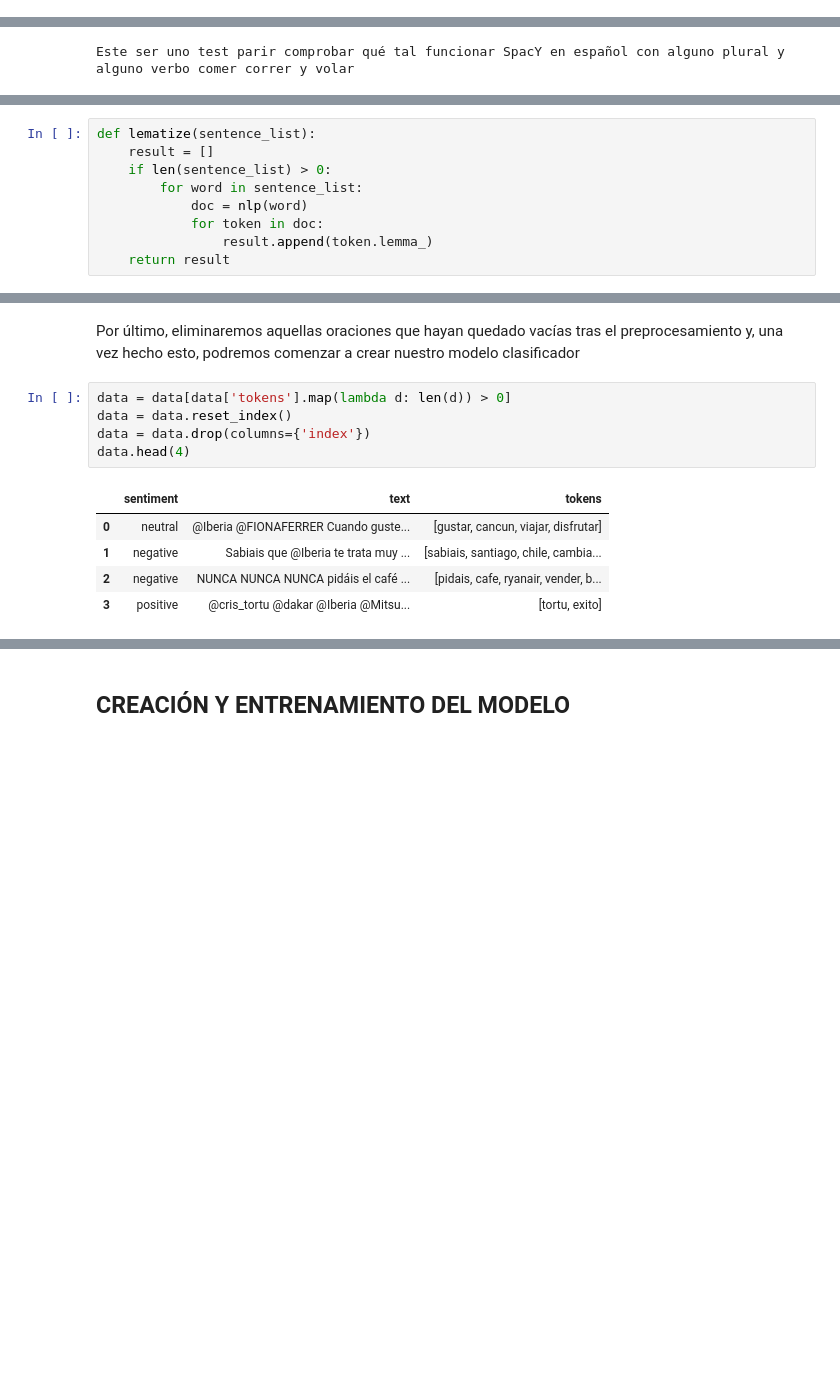
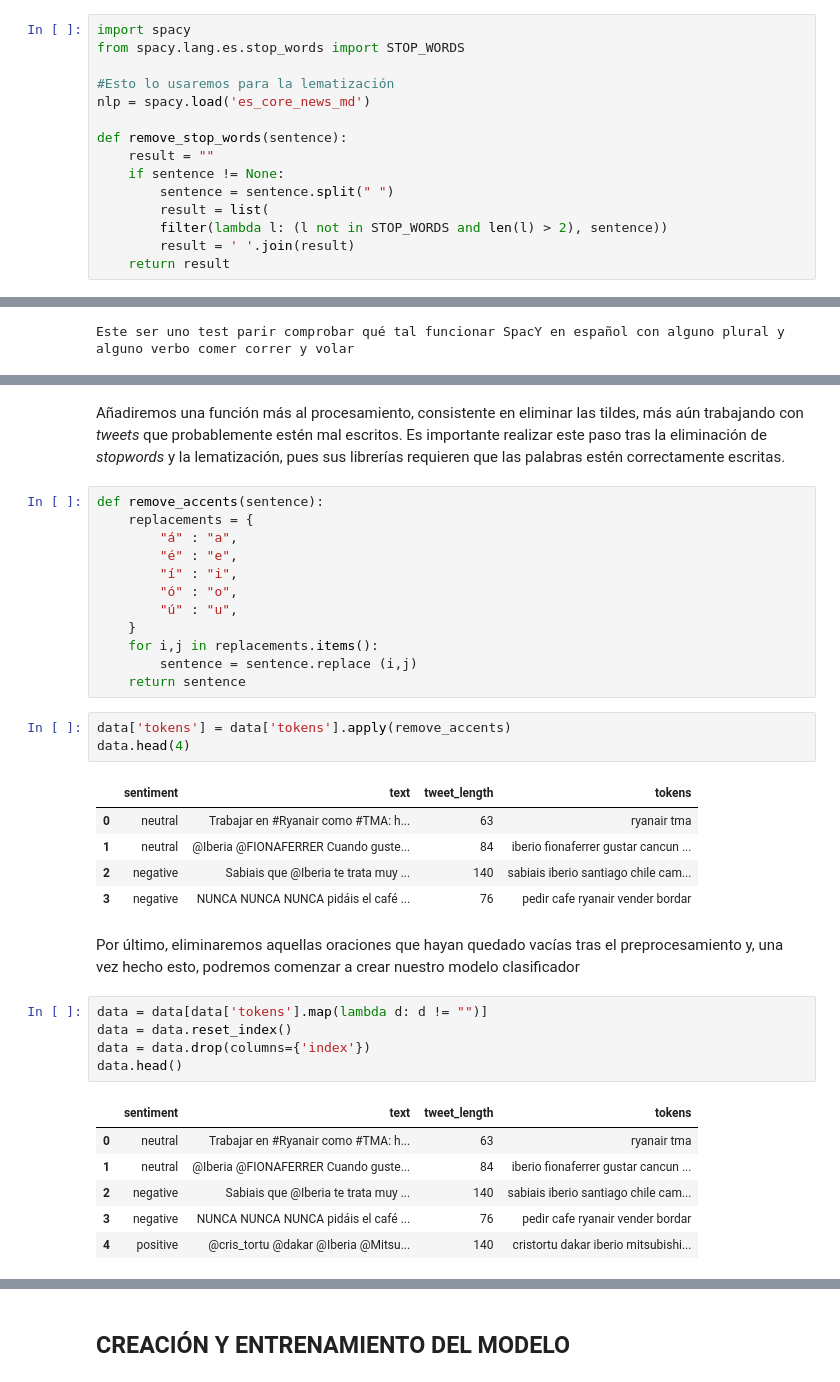
Before and after one commit to Alburrito/Simple_Sentiment_Analyzer-es-, a Jupyter notebook: Simple_Sentiment_Analyzer.ipynb, the cells around one changed output, grey strips where cells are left out. Saved outputs shown, nothing was run; the diff lists cells and outputs as text; blank space fills up the shorter version.

```diff
--- a/Simple_Sentiment_Analyzer.ipynb
+++ b/Simple_Sentiment_Analyzer.ipynb
@@ -148,0 +183,15 @@ __NOTA__ : Una vez más, encontramos dificultades dado el idioma de nuestro text
+# %%
+import spacy
+from spacy.lang.es.stop_words import STOP_WORDS
+
+#Esto lo usaremos para la lematización
+nlp = spacy.load('es_core_news_md')
+
+def remove_stop_words(sentence):
+    result = ""
+    if sentence != None:
+        sentence = sentence.split(" ")
+        result = list(
+        filter(lambda l: (l not in STOP_WORDS and len(l) > 2), sentence))
+        result = ' '.join(result)
+    return result
@@ -195,9 +238,0 @@ data.head(4)
-# %%
-def lematize(sentence_list):
-    result = []
-    if len(sentence_list) > 0:
-        for word in sentence_list:
-            doc = nlp(word)
-            for token in doc:
-                result.append(token.lemma_)
-    return result
@@ -213,13 +256,37 @@ data.head(4)
+# %% [markdown]
+Añadiremos una función más al procesamiento, consistente en eliminar las tildes, más aún trabajando con _tweets_ que probablemente estén mal escritos. Es importante realizar este paso tras la eliminación de _stopwords_ y la lematización, pues sus librerías requieren que las palabras estén correctamente escritas.
+# %%
+def remove_accents(sentence):
+    replacements = {
+        "á" : "a",
+        "é" : "e",
+        "í" : "i",
+        "ó" : "o",
+        "ú" : "u",
+    }
+    for i,j in replacements.items():
+        sentence = sentence.replace (i,j)
+    return sentence
+# %%
+data['tokens'] = data['tokens'].apply(remove_accents)
+data.head(4)
+# %% [output]
+|  | sentiment | text | tweet_length | tokens |
+| 0 | neutral | Trabajar en #Ryanair como #TMA: h... | 63 | ryanair tma |
+| 1 | neutral | @Iberia @FIONAFERRER Cuando guste... | 84 | iberio fionaferrer gustar cancun ... |
+| 2 | negative | Sabiais que @Iberia te trata muy ... | 140 | sabiais iberio santiago chile cam... |
+| 3 | negative | NUNCA NUNCA NUNCA pidáis el café ... | 76 | pedir cafe ryanair vender bordar |
 # %% [markdown]
 Por último, eliminaremos aquellas oraciones que hayan quedado vacías tras el preprocesamiento y, una vez hecho esto, podremos comenzar a crear nuestro modelo clasificador
 # %%
-data = data[data['tokens'].map(lambda d: len(d)) > 0]
+data = data[data['tokens'].map(lambda d: d != "")]
 data = data.reset_index()
 data = data.drop(columns={'index'})
-data.head(4)
+data.head()
 # %% [output]
-|  | sentiment | text | tokens |
-| 0 | neutral | @Iberia @FIONAFERRER Cuando guste... | [gustar, cancun, viajar, disfrutar] |
-| 1 | negative | Sabiais que @Iberia te trata muy ... | [sabiais, santiago, chile, cambia... |
-| 2 | negative | NUNCA NUNCA NUNCA pidáis el café ... | [pidais, cafe, ryanair, vender, b... |
-| 3 | positive | @cris_tortu @dakar @Iberia @Mitsu... | [tortu, exito] |
+|  | sentiment | text | tweet_length | tokens |
+| 0 | neutral | Trabajar en #Ryanair como #TMA: h... | 63 | ryanair tma |
+| 1 | neutral | @Iberia @FIONAFERRER Cuando guste... | 84 | iberio fionaferrer gustar cancun ... |
+| 2 | negative | Sabiais que @Iberia te trata muy ... | 140 | sabiais iberio santiago chile cam... |
+| 3 | negative | NUNCA NUNCA NUNCA pidáis el café ... | 76 | pedir cafe ryanair vender bordar |
+| 4 | positive | @cris_tortu @dakar @Iberia @Mitsu... | 140 | cristortu dakar iberio mitsubishi... |
```
Also changed, not shown: parts of 110 cells of this notebook, 6 other files.
